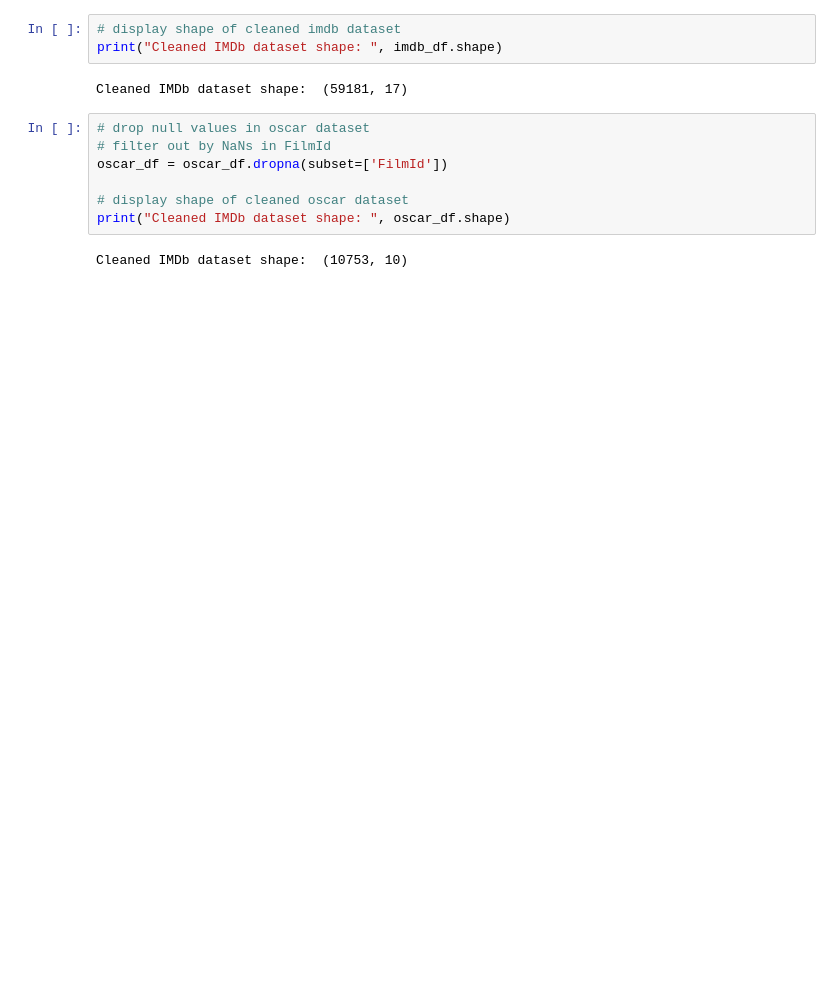
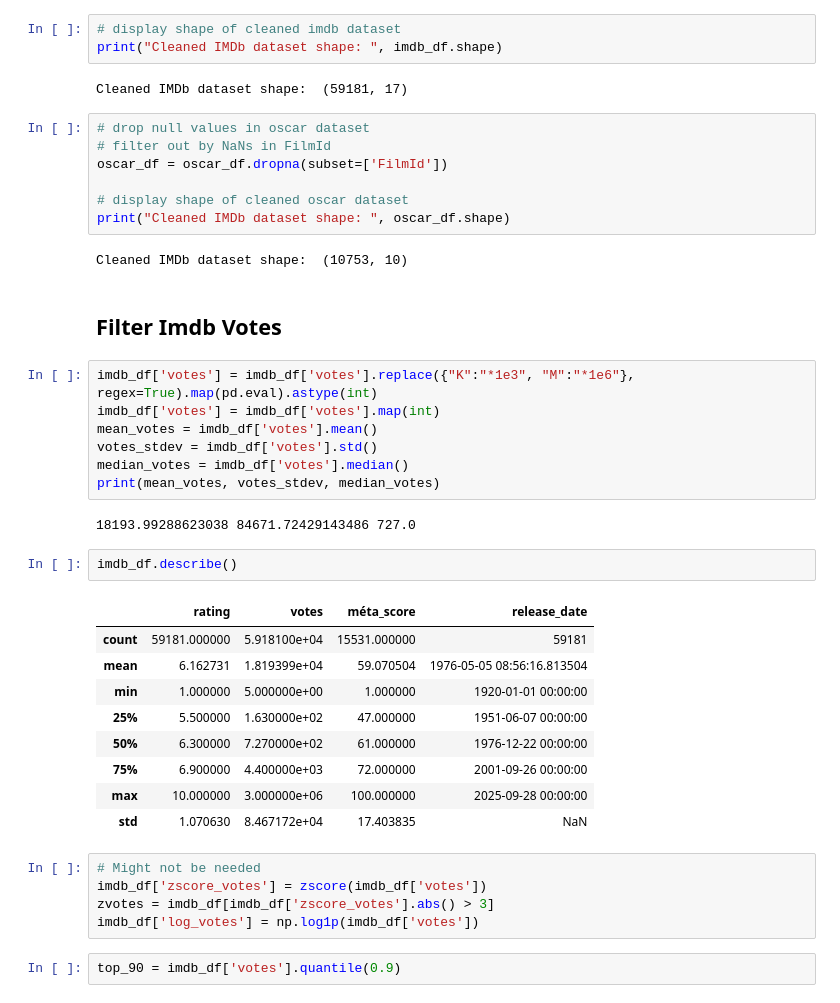
Before and after one commit to jad-bey/SIADS-593-Film-Awards-Data-Analysis, a Jupyter notebook: dataset.ipynb, the cells around one changed output. Saved outputs shown, nothing was run; the diff lists cells and outputs as text; blank space fills up the shorter version.

Commit message:
Added summary and vote statistics

```diff
--- a/dataset.ipynb
+++ b/dataset.ipynb
@@ -83,3 +85,33 @@ oscar_df = oscar_df.dropna(subset=['FilmId'])
 print("Cleaned IMDb dataset shape: ", oscar_df.shape)
 # %% [output]
 Cleaned IMDb dataset shape:  (10753, 10)
+# %% [markdown]
+## Filter Imdb Votes
+# %%
+imdb_df['votes'] = imdb_df['votes'].replace({"K":"*1e3", "M":"*1e6"}, regex=True).map(pd.eval).astype(int)
+imdb_df['votes'] = imdb_df['votes'].map(int)
+mean_votes = imdb_df['votes'].mean()
+votes_stdev = imdb_df['votes'].std()
+median_votes = imdb_df['votes'].median()
+print(mean_votes, votes_stdev, median_votes)
+# %% [output]
+18193.99288623038 84671.72429143486 727.0
+# %%
+imdb_df.describe()
+# %% [output]
+|  | rating | votes | méta_score | release_date |
+| count | 59181.000000 | 5.918100e+04 | 15531.000000 | 59181 |
+| mean | 6.162731 | 1.819399e+04 | 59.070504 | 1976-05-05 08:56:16.813504 |
+| min | 1.000000 | 5.000000e+00 | 1.000000 | 1920-01-01 00:00:00 |
+| 25% | 5.500000 | 1.630000e+02 | 47.000000 | 1951-06-07 00:00:00 |
+| 50% | 6.300000 | 7.270000e+02 | 61.000000 | 1976-12-22 00:00:00 |
+| 75% | 6.900000 | 4.400000e+03 | 72.000000 | 2001-09-26 00:00:00 |
+| max | 10.000000 | 3.000000e+06 | 100.000000 | 2025-09-28 00:00:00 |
+| std | 1.070630 | 8.467172e+04 | 17.403835 | NaN |
+# %%
+# Might not be needed
+imdb_df['zscore_votes'] = zscore(imdb_df['votes'])
+zvotes = imdb_df[imdb_df['zscore_votes'].abs() > 3]
+imdb_df['log_votes'] = np.log1p(imdb_df['votes'])
+# %%
+top_90 = imdb_df['votes'].quantile(0.9)
```
Also changed, not shown: parts of 1 cell of this notebook.
